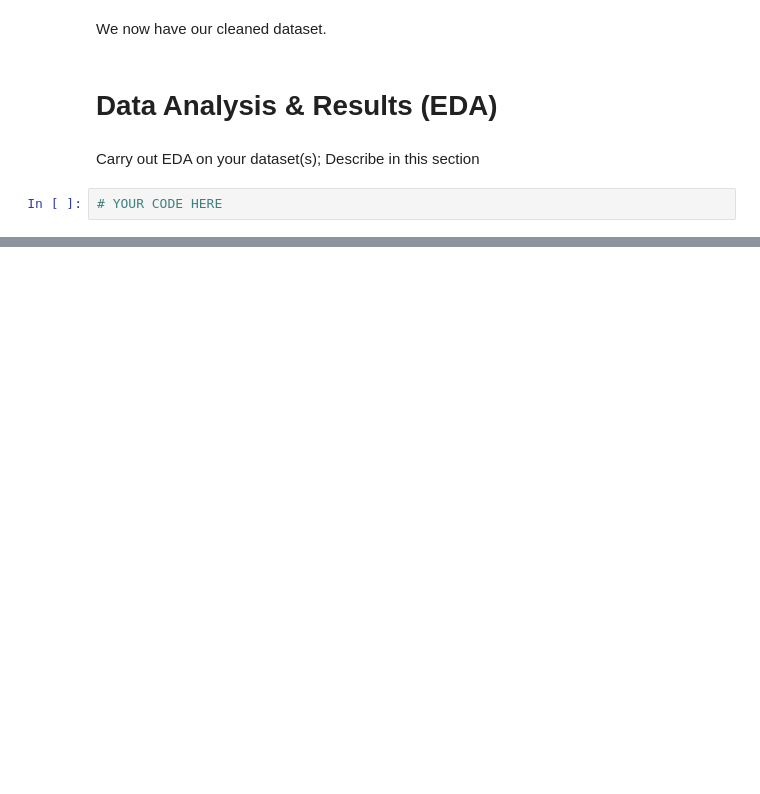
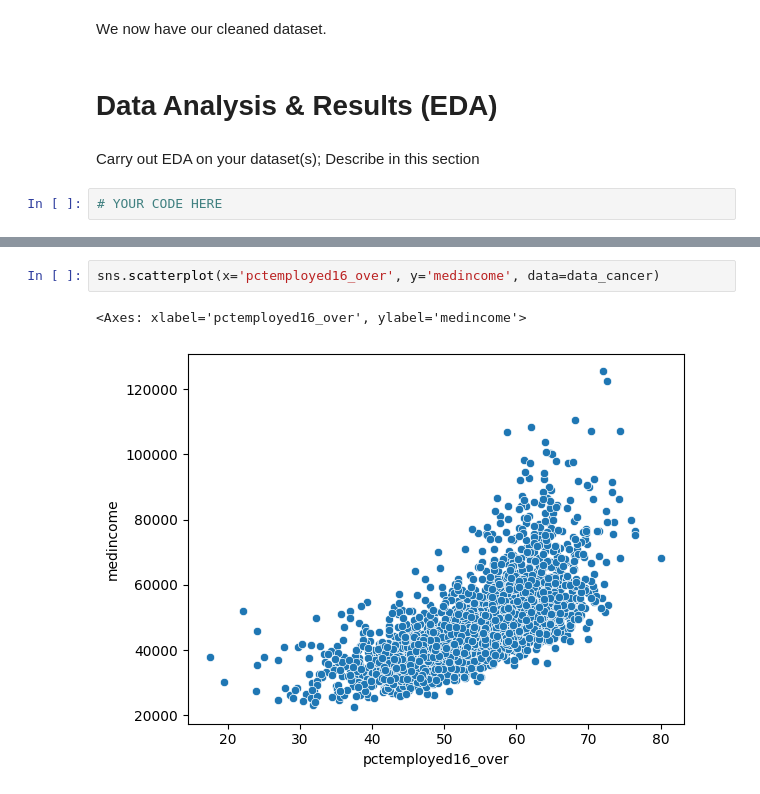
Before and after one commit to caseyhild/Data-Science-For-Cancer-Analysis, a Jupyter notebook: EDACheckpointGroup_Sp23_Casey_s_Group.ipynb, the cells around one changed output, grey strips where cells are left out. Saved outputs shown, nothing was run; the diff lists cells and outputs as text; blank space fills up the shorter version.

```diff
--- a/EDACheckpointGroup_Sp23_Casey_s_Group.ipynb
+++ b/EDACheckpointGroup_Sp23_Casey_s_Group.ipynb
@@ -246,0 +267,5 @@ Carry out EDA on your dataset(s); Describe in this section
+# %%
+sns.scatterplot(x='pctemployed16_over', y='medincome', data=data_cancer)
+# %% [output]
+<Axes: xlabel='pctemployed16_over', ylabel='medincome'>
+[figure, added]
```
Also changed, not shown: parts of 12 cells of this notebook.
